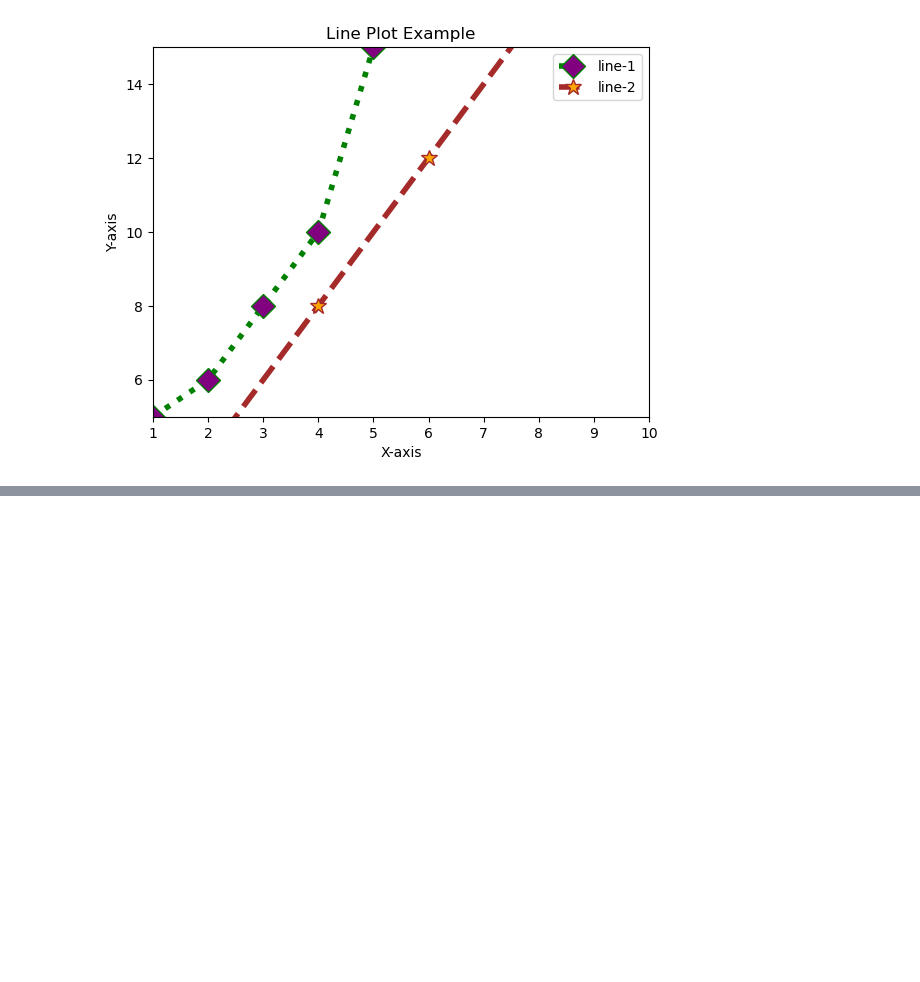
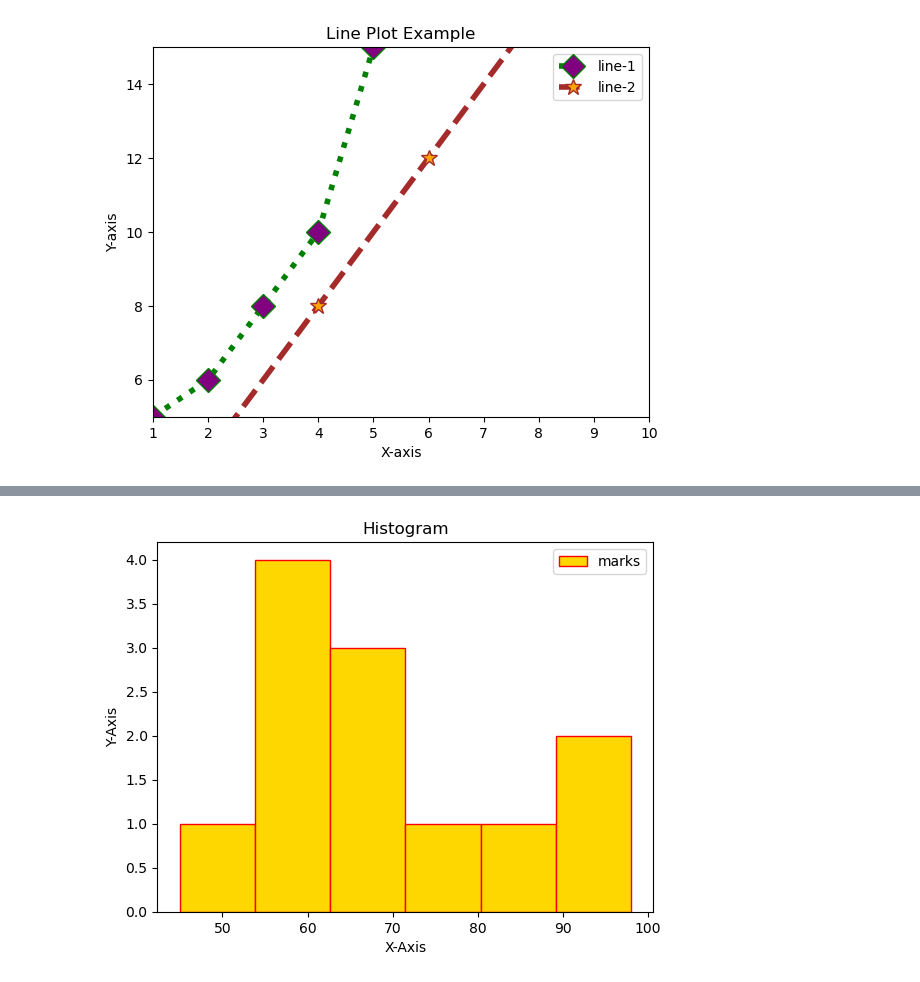
Before and after one commit to padmapriyaravi08/Data-Visualization, a Jupyter notebook: Lineplot.ipynb, the cells around one changed output, grey strips where cells are left out. Cells and saved outputs as stored; diff of their text form; code cells hidden in the pictures; blank space fills up the shorter version.

```diff
--- a/Lineplot.ipynb
+++ b/Lineplot.ipynb
@@ -19,0 +45,11 @@ plt.show()
+# %%
+marks=[45,55,60,55,60,66,78,66,98,88,66,98]
+plt.hist(marks,bins=6,color="gold",edgecolor="red",label="marks")
+plt.xlabel("X-Axis")
+plt.ylabel("Y-Axis")
+plt.title("Histogram")
+plt.savefig("sample3.png")
+plt.legend()
+plt.show()
+# %% [output]
+[figure, added]
```
Also changed, not shown: parts of 4 cells of this notebook.
